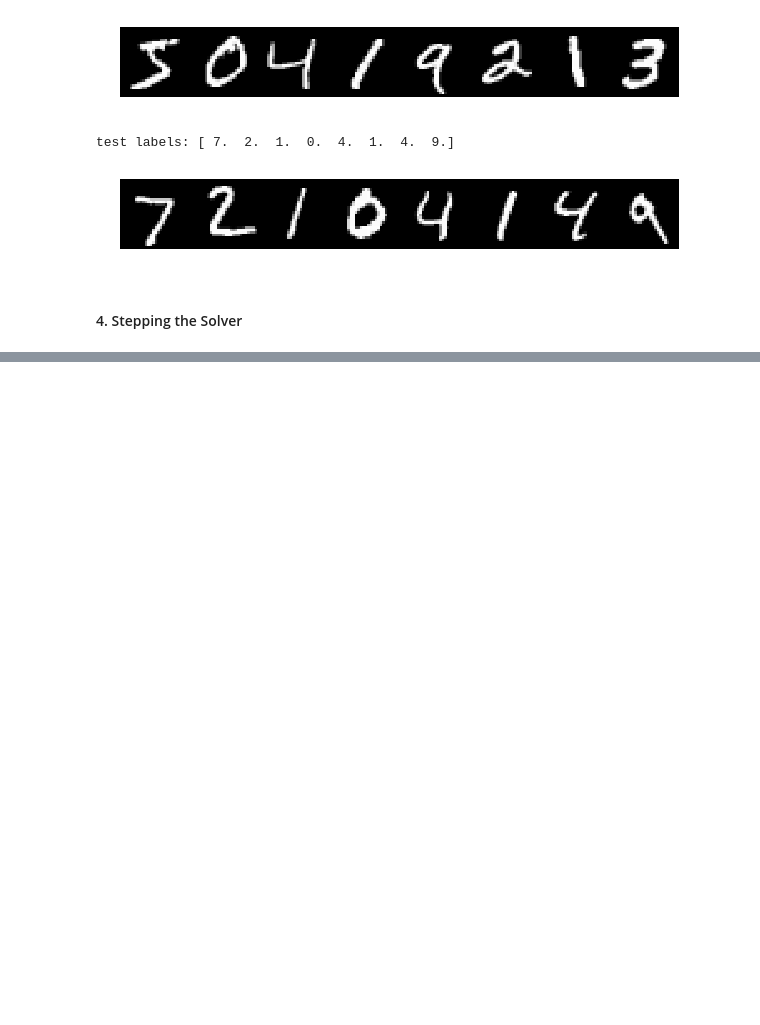
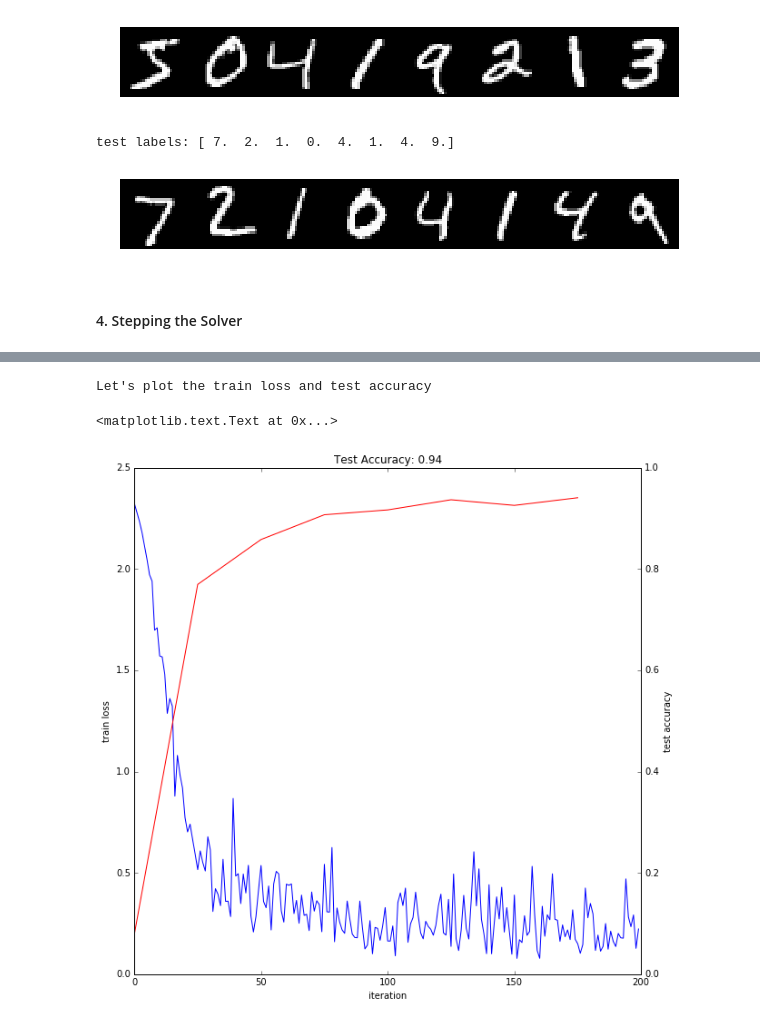
Before and after one commit to mxmn/caffe-tut, a Jupyter notebook: experiments/LeNet.ipynb, the cells around one changed output, grey strips where cells are left out. Drawn from its saved outputs; the diff is of its cells as text; code cells hidden in the pictures; blank space fills up the shorter version.

```diff
--- a/experiments/LeNet.ipynb
+++ b/experiments/LeNet.ipynb
@@ -165,0 +181,32 @@ test labels: [ 7.  2.  1.  0.  4.  1.  4.  9.]
+# %%
+%%time
+niter = 200
+test_interval = 25
+# losses will also be stored in the log
+train_loss = zeros(niter)
+test_acc = zeros(int(np.ceil(niter / test_interval)))
+output = zeros((niter, 8, 10))
+
+# the main solver loop
+for it in range(niter):
+    solver.step(1)  # SGD by Caffe
+
+    # store the train loss
+    train_loss[it] = solver.net.blobs['loss'].data
+
+    # store the output on the first test batch
+    # (start the forward pass at conv1 to avoid loading new data)
+    solver.test_nets[0].forward(start='conv1')
+    output[it] = solver.test_nets[0].blobs['score'].data[:8]
+
+    # run a full test every so often
+    # (Caffe can also do this for us and write to a log, but we show here
+    #  how to do it directly in Python, where more complicated things are easier.)
+    if it % test_interval == 0:
+        print 'Iteration', it, 'testing...'
+        correct = 0
+        for test_it in range(100):
+            solver.test_nets[0].forward()
+            correct += sum(solver.test_nets[0].blobs['score'].data.argmax(1)
+                           == solver.test_nets[0].blobs['label'].data)
+        test_acc[it // test_interval] = correct / 1e4
@@ -165,0 +224,14 @@ test labels: [ 7.  2.  1.  0.  4.  1.  4.  9.]
+# %%
+print "Let's plot the train loss and test accuracy"
+_, ax1 = subplots()
+ax2 = ax1.twinx()
+ax1.plot(arange(niter), train_loss)
+ax2.plot(test_interval * arange(len(test_acc)), test_acc, 'r')
+ax1.set_xlabel('iteration')
+ax1.set_ylabel('train loss')
+ax2.set_ylabel('test accuracy')
+ax2.set_title('Test Accuracy: {:.2f}'.format(test_acc[-1]))
+# %% [output]
+Let's plot the train loss and test accuracy
+<matplotlib.text.Text at 0x...>
+[figure, added]
```
Also changed, not shown: parts of 8 cells of this notebook.
